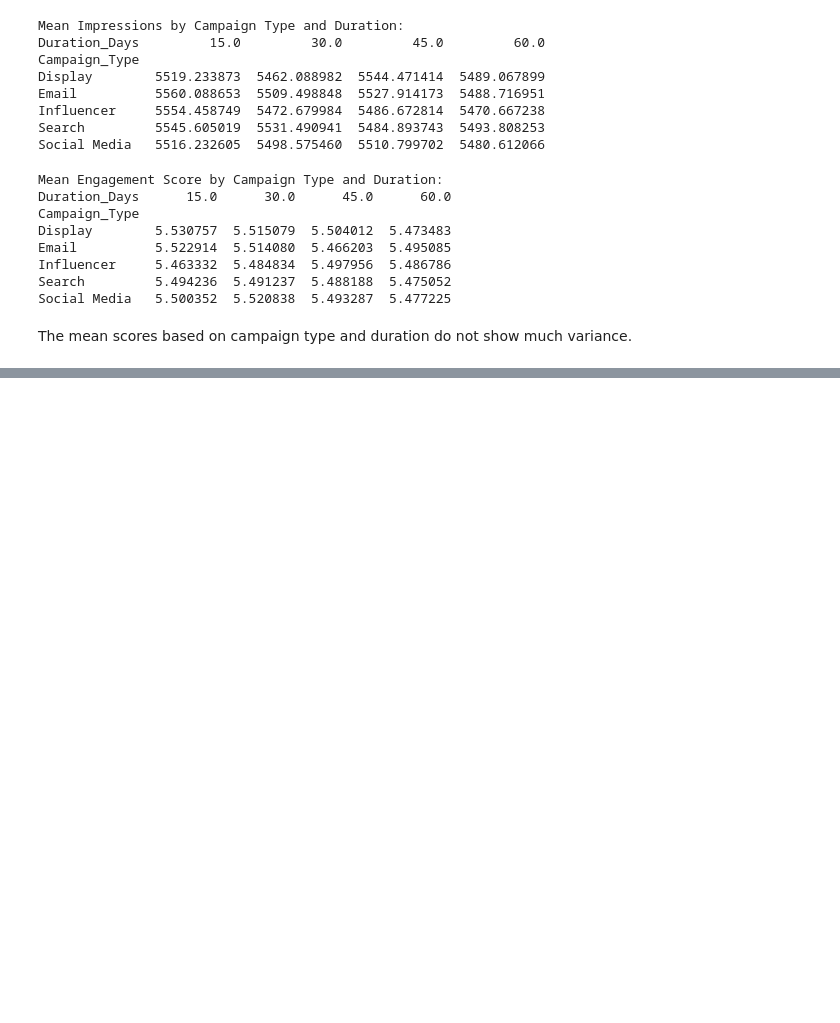
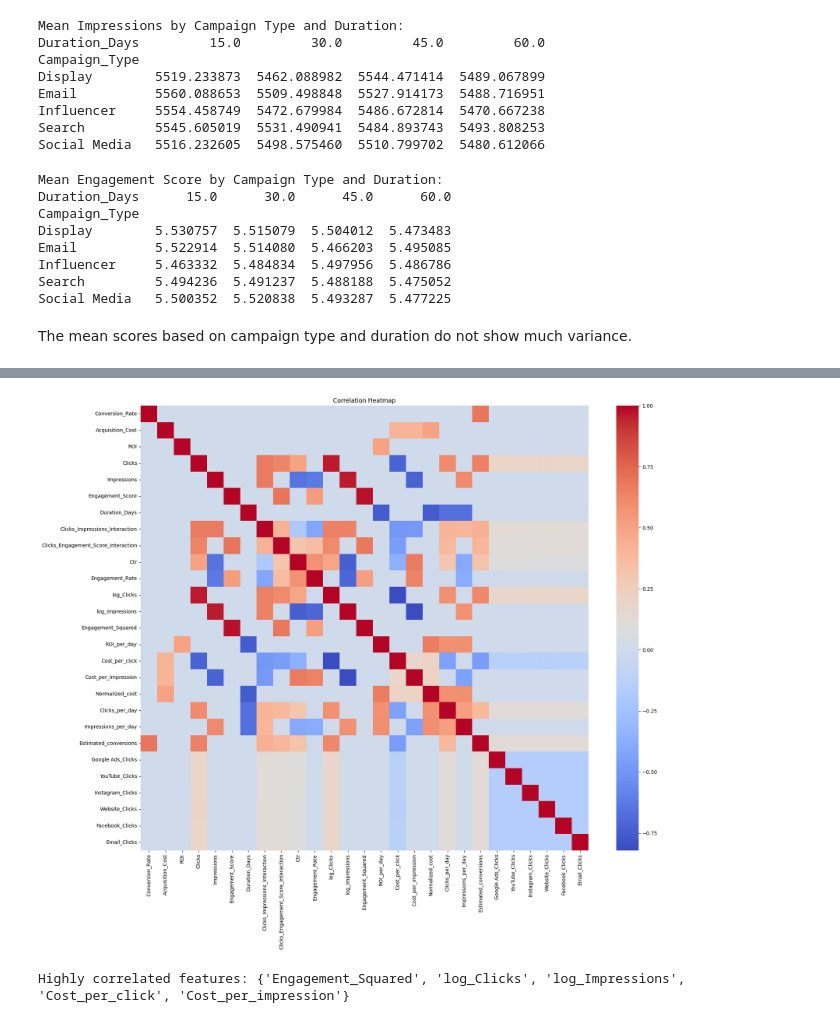
Before and after one commit to IsaganiJulian/Marketing_Campaign_DTSC, a Jupyter notebook: Isagani_Copy_of_MarketingCampaignAnalysis.ipynb, the cells around one changed output, grey strips where cells are left out. Drawn from its saved outputs; the diff is of its cells as text; code cells hidden in the pictures; blank space fills up the shorter version.

```diff
--- a/Isagani_Copy_of_MarketingCampaignAnalysis.ipynb
+++ b/Isagani_Copy_of_MarketingCampaignAnalysis.ipynb
@@ -361,0 +585,22 @@ gender_groups.mean()
+# %%
+# ROI features
+marketing_data['ROI_per_day'] = marketing_data['ROI'] / marketing_data['Duration_Days']
+marketing_data['ROI_category'] = pd.qcut(marketing_data['ROI'], q=3, labels=['low', 'medium', 'high'])
+
+# Acquisition Cost features
+marketing_data['Cost_per_click'] = marketing_data['Acquisition_Cost'] / marketing_data['Clicks']
+marketing_data['Cost_per_impression'] = marketing_data['Acquisition_Cost'] / marketing_data['Impressions']
+marketing_data['Normalized_cost'] = marketing_data['Acquisition_Cost'] / marketing_data['Duration_Days']
+
+# Duration features
+marketing_data['Duration_category'] = pd.qcut(marketing_data['Duration_Days'], q=3, labels=['short', 'medium', 'long'])
+marketing_data['Clicks_per_day'] = marketing_data['Clicks'] / marketing_data['Duration_Days']
+marketing_data['Impressions_per_day'] = marketing_data['Impressions'] / marketing_data['Duration_Days']
+
+# Conversion Rate features
+marketing_data['Conversion_category'] = pd.qcut(marketing_data['Conversion_Rate'], q=3, labels=['low', 'medium', 'high'])
+marketing_data['Estimated_conversions'] = marketing_data['Conversion_Rate'] * marketing_data['Clicks']
+
+# Channel interaction (assuming Channel_Used is already one-hot encoded)
+for channel in marketing_data['Channel_Used'].unique():
+    marketing_data[f'{channel}_Clicks'] = marketing_data['Clicks'] * (marketing_data['Channel_Used'] == channel)
@@ -361,0 +627,26 @@ gender_groups.mean()
+# %%
+# Select numeric columns
+numeric_cols = marketing_data.select_dtypes(include=[np.number]).columns
+
+# Compute correlation matrix
+corr_matrix = marketing_data[numeric_cols].corr()
+
+# Plot heatmap
+plt.figure(figsize=(20, 16))
+sns.heatmap(corr_matrix, annot=False, cmap='coolwarm')
+plt.title('Correlation Heatmap')
+plt.show()
+
+# Remove highly correlated features
+threshold = 0.8
+high_corr_features = set()
+for i in range(len(corr_matrix.columns)):
+    for j in range(i):
+        if abs(corr_matrix.iloc[i, j]) > threshold:
+            colname = corr_matrix.columns[i]
+            high_corr_features.add(colname)
+
+print("Highly correlated features:", high_corr_features)
+# %% [output]
+[figure, added]
+Highly correlated features: {'Engagement_Squared', 'log_Clicks', 'log_Impressions', 'Cost_per_click', 'Cost_per_impression'}
```
Also changed, not shown: parts of 26 cells of this notebook.
